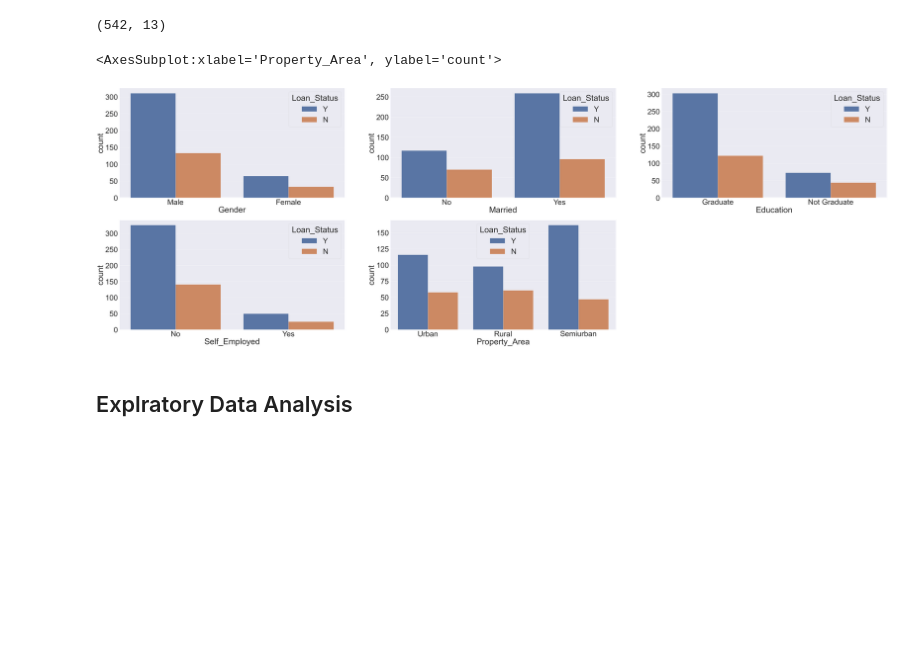
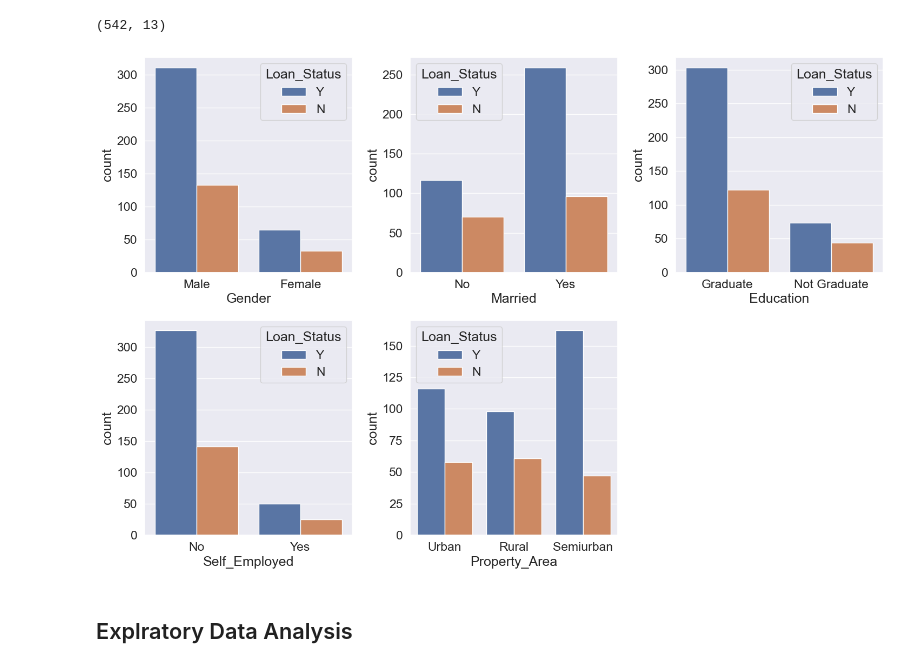
Before and after one commit to mohdzahan/Bank-Loan-Approval-System-Logistic_Regression, a Jupyter notebook: Loan Approval System .ipynb, the cells around one changed output. Saved outputs shown, nothing was run; the diff lists cells and outputs as text; code cells hidden in the pictures; blank space fills up the shorter version.

```diff
--- a/Loan Approval System .ipynb
+++ b/Loan Approval System .ipynb
@@ -107,25 +107,29 @@ df.shape
 # %% [output]
 (542, 13)
 # %%
-plt.figure(figsize = (100, 50))
-sns.set(font_scale = 5)
-plt.subplot(331)
-sns.countplot(df['Gender'],hue=df['Loan_Status'])
 
-plt.subplot(332)
-sns.countplot(df['Married'],hue=df['Loan_Status'])
+plt.figure(figsize=(15, 10))
+sns.set(font_scale=1.5)
 
-plt.subplot(333)
-sns.countplot(df['Education'],hue=df['Loan_Status'])
+plt.subplot(231)
+sns.countplot(x='Gender', hue='Loan_Status', data=df)
 
-plt.subplot(334)
-sns.countplot(df['Self_Employed'],hue=df['Loan_Status'])
+plt.subplot(232)
+sns.countplot(x='Married', hue='Loan_Status', data=df)
 
-plt.subplot(335)
-sns.countplot(df['Property_Area'],hue=df['Loan_Status'])
+plt.subplot(233)
+sns.countplot(x='Education', hue='Loan_Status', data=df)
+
+plt.subplot(234)
+sns.countplot(x='Self_Employed', hue='Loan_Status', data=df)
+
+plt.subplot(235)
+sns.countplot(x='Property_Area', hue='Loan_Status', data=df)
+
+plt.tight_layout()
+plt.show()
 # %% [output]
-<AxesSubplot:xlabel='Property_Area', ylabel='count'>
-[figure, old version]
+[figure, new version]
 # %% [markdown]
 ## Explratory Data Analysis
 # %%
```
Also changed, not shown: parts of 16 cells of this notebook, 4 other files.
